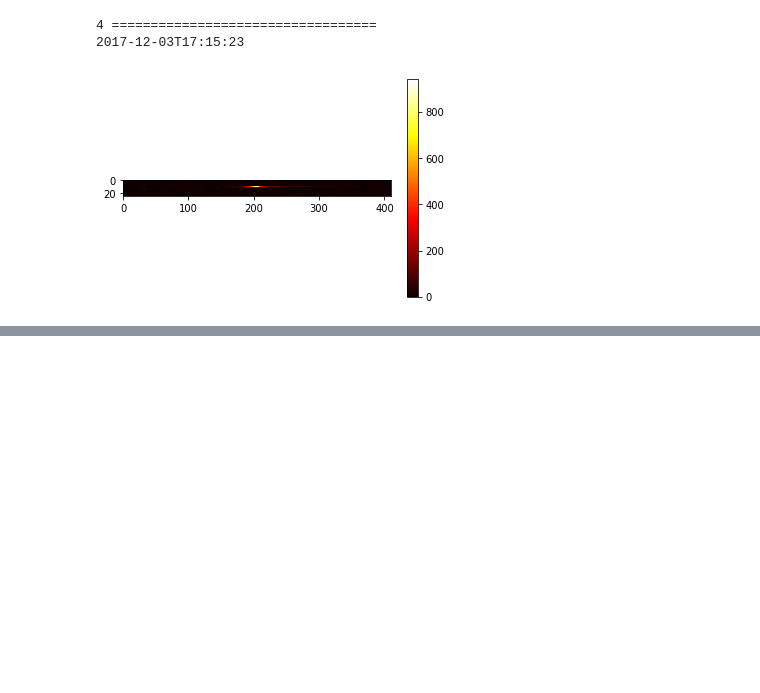
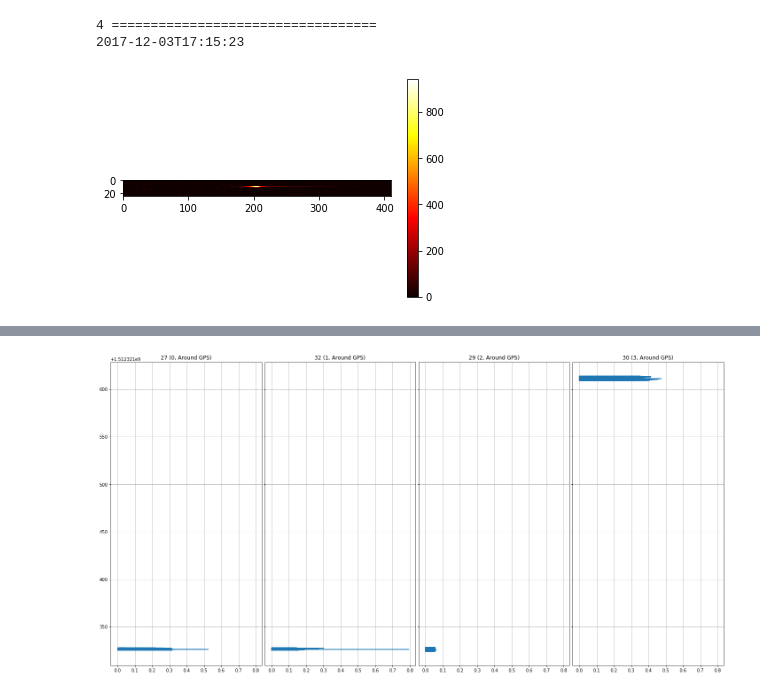
Before and after one commit to bolidozor/MeteorDataAnalyser, a Jupyter notebook: iPython/MLABvo_source/MLABvo-CB-bolid.ipynb, the cells around one changed output, grey strips where cells are left out. Drawn from its saved outputs; the diff is of its cells as text; code cells hidden in the pictures; blank space fills up the shorter version.

```diff
--- a/iPython/MLABvo_source/MLABvo-CB-bolid.ipynb
+++ b/iPython/MLABvo_source/MLABvo-CB-bolid.ipynb
@@ -56,0 +180,50 @@ for i, snap in enumerate(snapshots.result):
+# %%
+%matplotlib
+fig, axis = plt.subplots(1, len(bolids.result), sharex=True, sharey=True, figsize=(20, 10))
+time_offset = {}
+gps_calib = True
+minimal_time = None
+maximal_time = None
+
+for i, ax in enumerate(axis):
+    try:
+        bolid = bolids.result[i]
+        print (i, bolid['time_calib']['cor_file_beg'])
+        hdulist = fits.open(bolid['url_file_raw'])
+        met_data = np.abs(np.ravel(hdulist[0].data))
+
+        T_offset = 10*time_offset.get(i, 0)
+
+        #if gps_calib:
+        #    ax.set_title(str(bolid['id_observer']) + " (%s, %s)"%(i, bolid['time_calib']['method']))
+        #    min_date = bolid['time_calib']['cor_file_beg'].replace(tzinfo=datetime.timezone.utc).timestamp()+T_offset
+        #    max_date = bolid['time_calib']['cor_file_end'].replace(tzinfo=datetime.timezone.utc).timestamp()+T_offset
+        #else:
+        #    ax.set_title(bolid['namesimple'] + " (" + str(i)+") SYS-T")
+        #    min_date = bolid['time_calib']['cor_file_beg'].replace(tzinfo=datetime.timezone.utc).timestamp()+T_offset
+        #    max_date = bolid['time_calib']['cor_file_end'].replace(tzinfo=datetime.timezone.utc).timestamp()+T_offset
+
+
+        if gps_calib: ax.set_title(str(bolid['id_observer']) + " (%s, %s)"%(i, bolid['time_calib']['method']))
+        else: ax.set_title(bolid['namesimple'] + " (" + str(i)+") SYS-T")
+
+        min_date = bolid['time_calib']['cor_file_beg'].replace(tzinfo=datetime.timezone.utc).timestamp()+T_offset
+        max_date = bolid['time_calib']['cor_file_end'].replace(tzinfo=datetime.timezone.utc).timestamp()+T_offset
+        array = np.arange(min_date, max_date, (max_date-min_date)/(len(met_data)))
+
+        if not minimal_time: minimal_time = min_date
+        if not maximal_time: maximal_time = max_date
+        if min_date < minimal_time: minimal_time = min_date
+        if max_date > maximal_time: maximal_time = max_date
+
+        if met_data.shape[0] < array.shape[0]: array = array[:-1]
+        #print(met_data.shape[0], array.shape[0], met_data.shape[0] > array.shape[0])
+        ax.plot(met_data, array)
+        ax.grid(True)
+    except Exception as e:
+        print(e)
+
+fig.subplots_adjust(wspace=0.02, left = 0.02, right=0.98,bottom=0.02, top=0.97)
+print(minimal_time, maximal_time)
+plt.show()
+# %% [output]
@@ -56,0 +236 @@ for i, snap in enumerate(snapshots.result):
+[figure, added]
```
Also changed, not shown: parts of 13 cells of this notebook.
